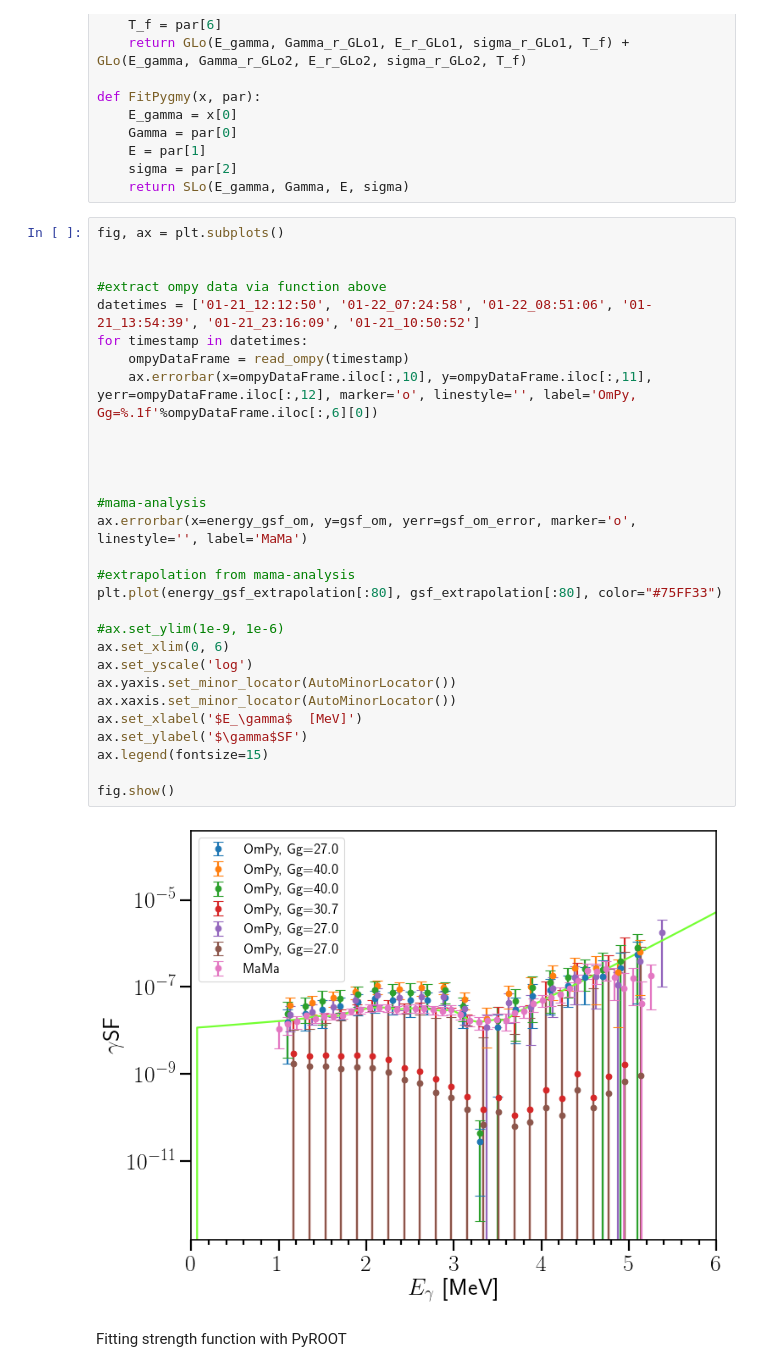
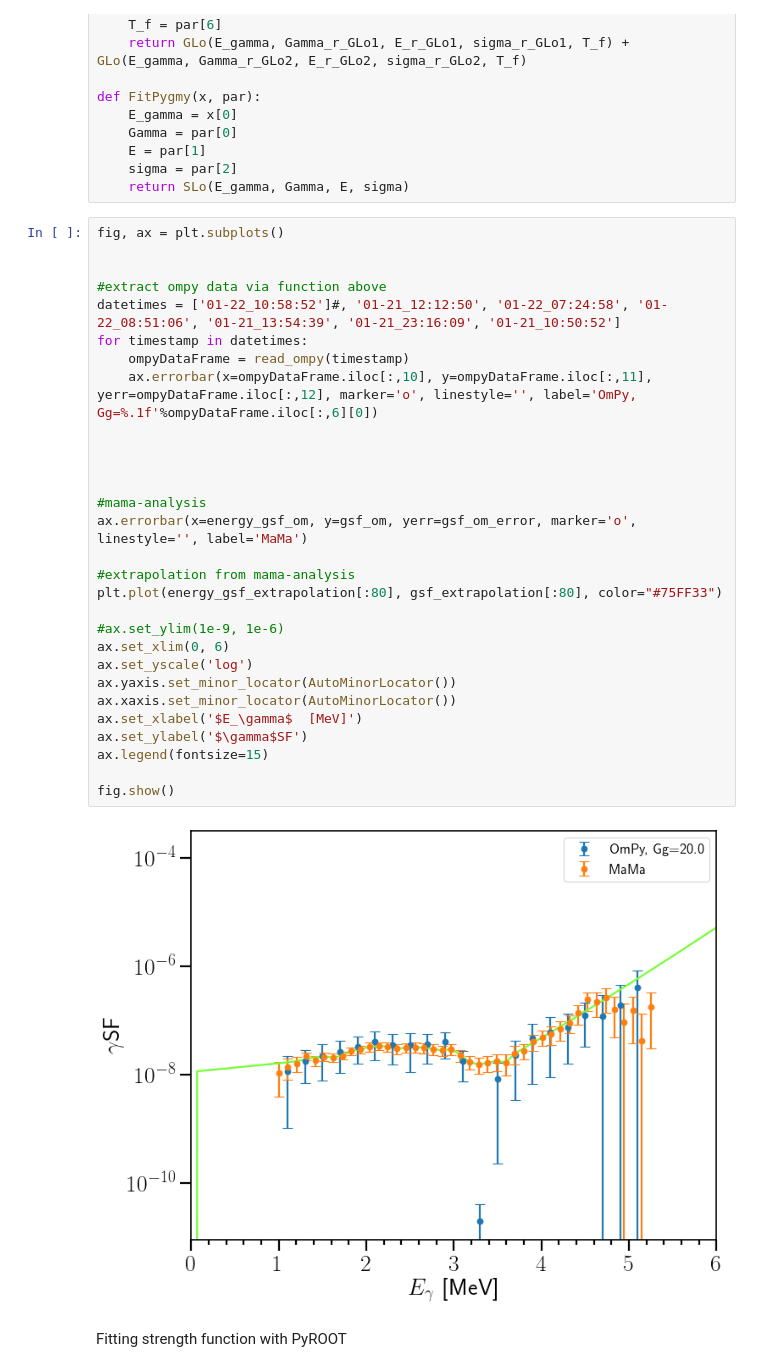
Before and after one commit to tellefs/MasterThesis, a Jupyter notebook: plotting/analysis_plots.ipynb, the cells around one changed output. Cells and saved outputs as stored; diff of their text form.

```diff
--- a/plotting/analysis_plots.ipynb
+++ b/plotting/analysis_plots.ipynb
@@ -443,34 +443,34 @@ def FitPygmy(x, par):
 # %%
 fig, ax = plt.subplots()
 
 
 #extract ompy data via function above
-datetimes = ['01-21_12:12:50', '01-22_07:24:58', '01-22_08:51:06', '01-21_13:54:39', '01-21_23:16:09', '01-21_10:50:52']
+datetimes = ['01-22_10:58:52']#, '01-21_12:12:50', '01-22_07:24:58', '01-22_08:51:06', '01-21_13:54:39', '01-21_23:16:09', '01-21_10:50:52']
 for timestamp in datetimes:
     ompyDataFrame = read_ompy(timestamp)
     ax.errorbar(x=ompyDataFrame.iloc[:,10], y=ompyDataFrame.iloc[:,11], yerr=ompyDataFrame.iloc[:,12], marker='o', linestyle='', label='OmPy, Gg=%.1f'%ompyDataFrame.iloc[:,6][0])
 
 
 
 
 #mama-analysis
 ax.errorbar(x=energy_gsf_om, y=gsf_om, yerr=gsf_om_error, marker='o', linestyle='', label='MaMa')
 
 #extrapolation from mama-analysis
 plt.plot(energy_gsf_extrapolation[:80], gsf_extrapolation[:80], color="#75FF33")
 
 #ax.set_ylim(1e-9, 1e-6)
 ax.set_xlim(0, 6)
 ax.set_yscale('log')
 ax.yaxis.set_minor_locator(AutoMinorLocator())
 ax.xaxis.set_minor_locator(AutoMinorLocator())
 ax.set_xlabel('$E_\gamma$  [MeV]')
 ax.set_ylabel('$\gamma$SF')
 ax.legend(fontsize=15)
 
 fig.show()
 # %% [output]
-[figure, old version]
+[figure, new version]
 # %% [markdown]
 Fitting strength function with PyROOT
 # %%
```
Also changed, not shown: parts of 3 cells of this notebook, 1 other file.
